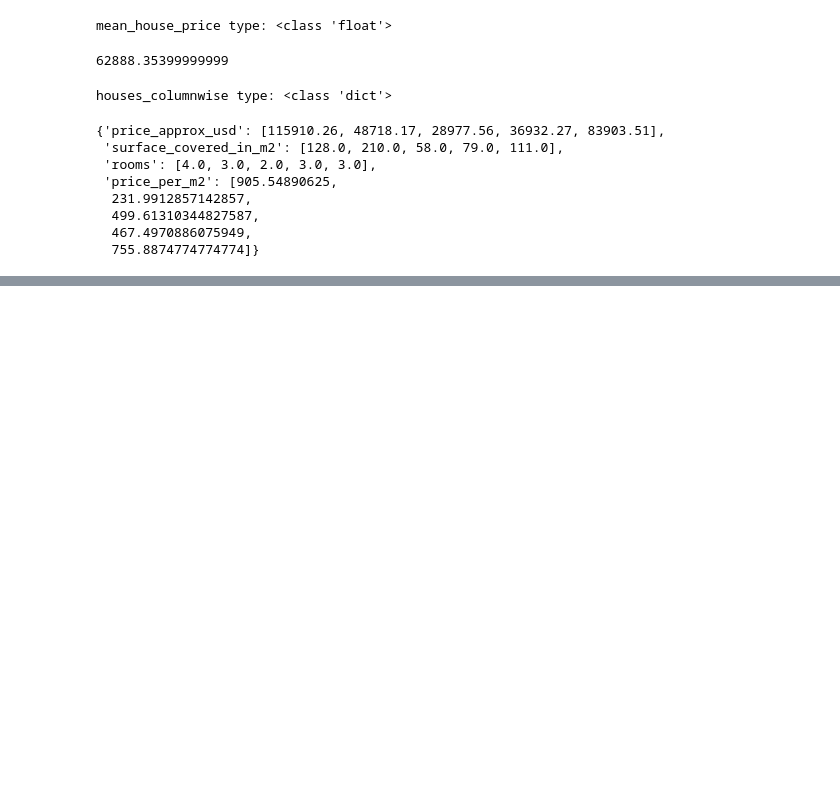
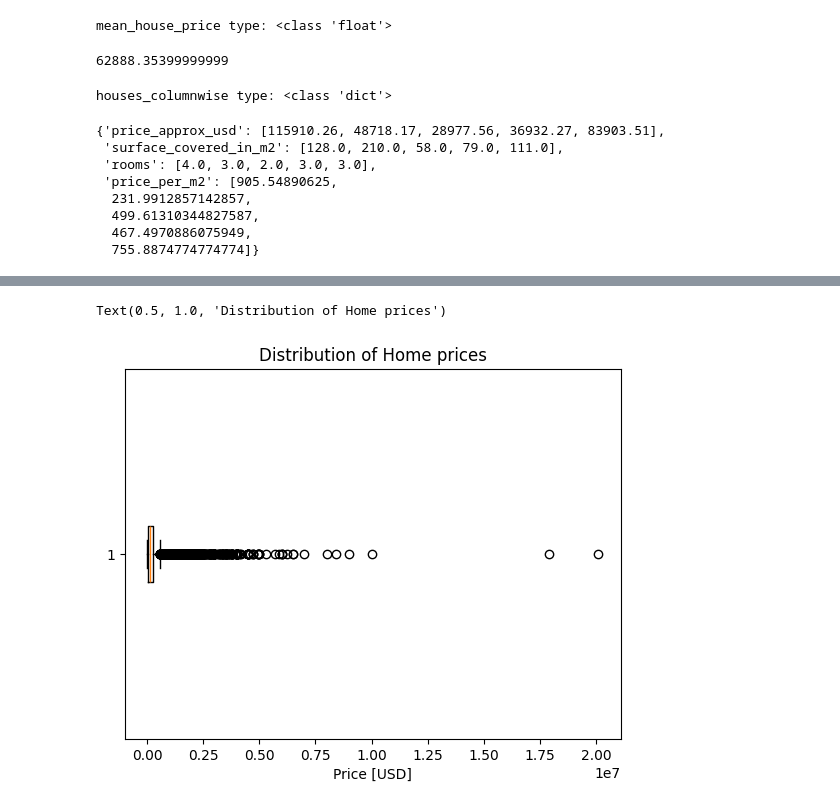
Before and after one commit to kassidy10/Developer, a Jupyter notebook: housing project/mexico.ipynb, the cells around one changed output, grey strips where cells are left out. Drawn from its saved outputs; the diff is of its cells as text; code cells hidden in the pictures; blank space fills up the shorter version.

```diff
--- a/housing project/mexico.ipynb
+++ b/housing project/mexico.ipynb
@@ -279,0 +820,7 @@ houses_columnwise type: <class 'dict'>
+# %%
+plt.boxplot(data['price_aprox_usd'], vert=False)
+plt.xlabel('Price [USD]')
+plt.title('Distribution of Home prices')
+# %% [output]
+Text(0.5, 1.0, 'Distribution of Home prices')
+[figure, added]
```
Also changed, not shown: parts of 57 cells of this notebook, 38 other files.
